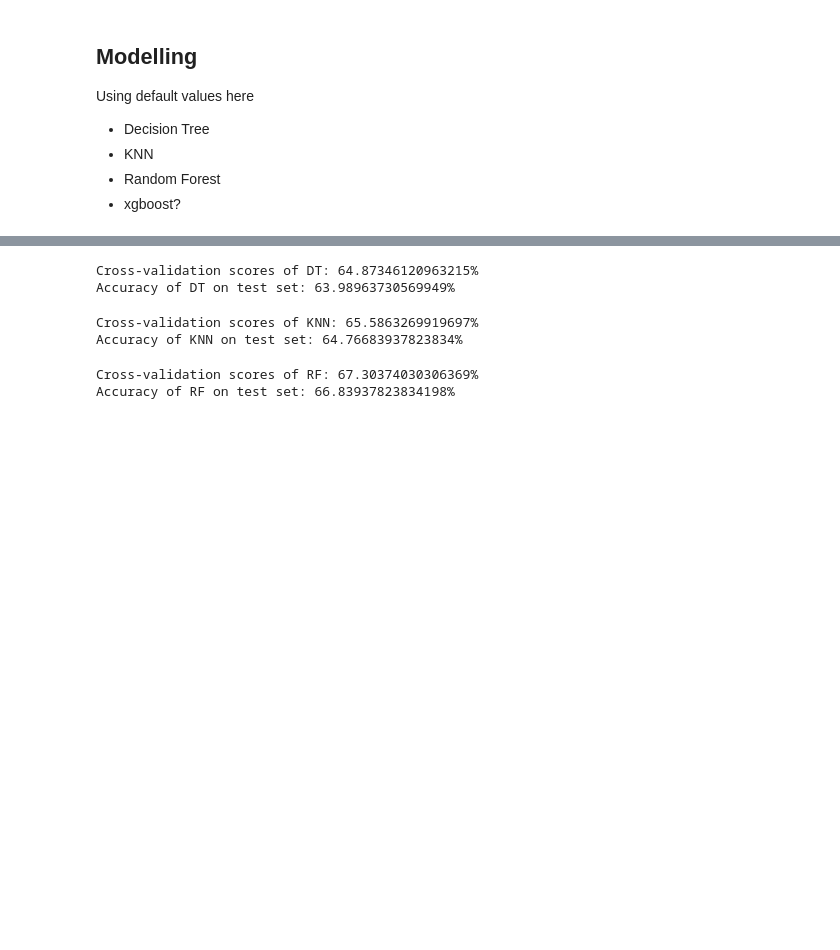
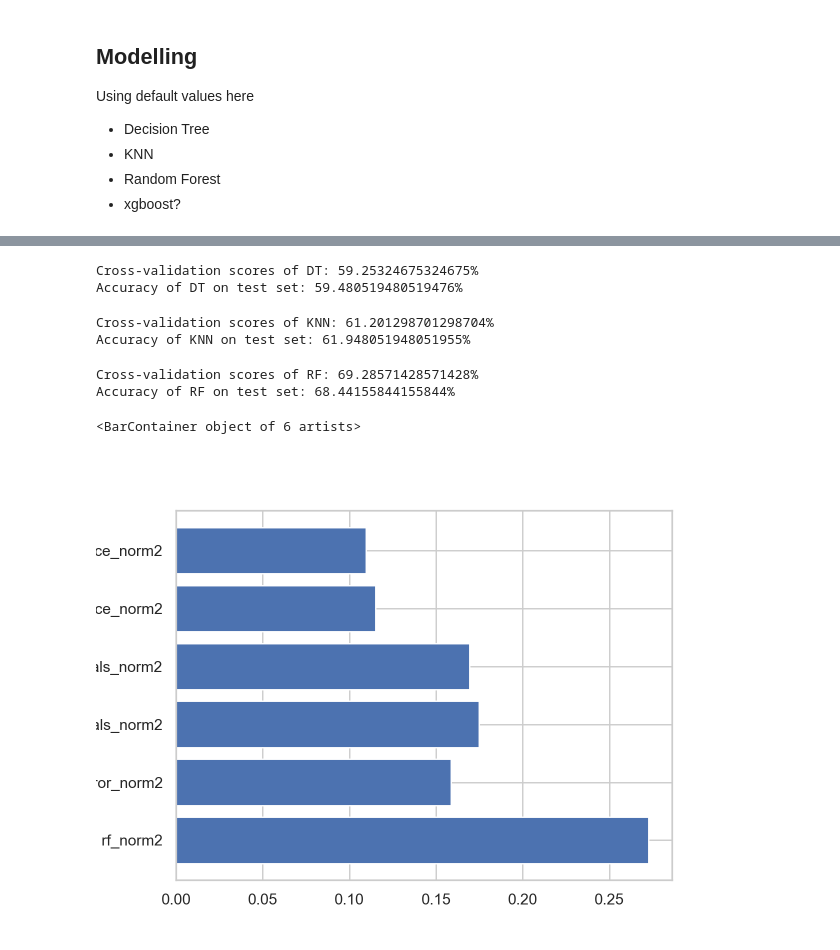
Before and after one commit to helensepman/ML_calibration_graph_linearity, a Jupyter notebook: 2_testing_features_workflow/altering_features_modelling_workflow_HS2.ipynb, the cells around one changed output, grey strips where cells are left out. Saved outputs shown, nothing was run; the diff lists cells and outputs as text; code cells hidden in the pictures; blank space fills up the shorter version.

```diff
--- a/2_testing_features_workflow/altering_features_modelling_workflow_HS2.ipynb
+++ b/2_testing_features_workflow/altering_features_modelling_workflow_HS2.ipynb
@@ -155,8 +216,9 @@ Using default values here
 # %%
 # Split dataset into features and target variable
 df_calibrations = df_cal
-X = df_calibrations[['log10_conc_norm2','log10_area_norm2','log10_RF_norm2']]
+X = df_calibrations[['rf_norm2', 'rf_error_norm2', 'residuals_norm2', 'abs_residuals_norm2', 'RF_min_difference_norm2', 'RF_max_difference_norm2']]
 y = df_calibrations[['note']]
+#'rf_norm2'
 # %%
 from sklearn.model_selection import train_test_split
 
@@ -188,12 +250,12 @@ print(f'Cross-validation scores of DT: {np.mean(cv_scores1)*100}%')
 DT_model.fit(X_train, y_train)
 
 # predict validation set
-X_test['DT_note_pred'] = DT_model.predict(X_test[['log10_conc_norm2','log10_area_norm2','log10_RF_norm2']])
+X_test['DT_note_pred'] = DT_model.predict(X_test[['log10_RF_norm2', 'RF_min_difference_norm2', 'RF_max_difference_norm2', 'logRF_min_difference_norm2', 'logRF_max_difference_norm2']])
 
-print(f"Accuracy of DT on test set: {DT_model.score(X_test[['log10_conc_norm2','log10_area_norm2','log10_RF_norm2']], y_test[['note']])*100}%")
+print(f"Accuracy of DT on test set: {DT_model.score(X_test[['log10_RF_norm2', 'RF_min_difference_norm2', 'RF_max_difference_norm2', 'logRF_min_difference_norm2', 'logRF_max_difference_norm2']], y_test[['note']])*100}%")
 # %% [output]
-Cross-validation scores of DT: 64.87346120963215%
-Accuracy of DT on test set: 63.98963730569949%
+Cross-validation scores of DT: 59.25324675324675%
+Accuracy of DT on test set: 59.480519480519476%
 # %%
 from sklearn.neighbors import KNeighborsClassifier
 from sklearn.model_selection import cross_val_score
@@ -209,12 +271,12 @@ print(f'Cross-validation scores of KNN: {np.mean(cv_scores2)*100}%')
 KNN_model.fit(X_train, y_train['note'])
 
 # predict validation set
-X_test['KNN_note_pred'] = KNN_model.predict(X_test[['log10_conc_norm2','log10_area_norm2','log10_RF_norm2']])
+X_test['KNN_note_pred'] = KNN_model.predict(X_test[['log10_RF_norm2', 'RF_min_difference_norm2', 'RF_max_difference_norm2', 'logRF_min_difference_norm2', 'logRF_max_difference_norm2']])
 
-print(f"Accuracy of KNN on test set: {KNN_model.score(X_test[['log10_conc_norm2','log10_area_norm2','log10_RF_norm2']], y_test[['note']])*100}%")
+print(f"Accuracy of KNN on test set: {KNN_model.score(X_test[['log10_RF_norm2', 'RF_min_difference_norm2', 'RF_max_difference_norm2', 'logRF_min_difference_norm2', 'logRF_max_difference_norm2']], y_test[['note']])*100}%")
 # %% [output]
-Cross-validation scores of KNN: 65.5863269919697%
-Accuracy of KNN on test set: 64.76683937823834%
+Cross-validation scores of KNN: 61.201298701298704%
+Accuracy of KNN on test set: 61.948051948051955%
 # %%
 from sklearn.ensemble import RandomForestClassifier
 from sklearn.model_selection import cross_val_score
@@ -230,9 +292,15 @@ print(f'Cross-validation scores of RF: {np.mean(cv_scores3)*100}%')
 RF_model.fit(X_train, y_train['note'])
 
 # predict validation set
-X_test['RF_note_pred'] = RF_model.predict(X_test[['log10_conc_norm2','log10_area_norm2','log10_RF_norm2']])
+X_test['RF_note_pred'] = RF_model.predict(X_test[['rf_norm2', 'rf_error_norm2', 'residuals_norm2', 'abs_residuals_norm2', 'RF_min_difference_norm2', 'RF_max_difference_norm2']])
 
-print(f"Accuracy of RF on test set: {RF_model.score(X_test[['log10_conc_norm2','log10_area_norm2','log10_RF_norm2']], y_test[['note']])*100}%")
+print(f"Accuracy of RF on test set: {RF_model.score(X_test[['rf_norm2', 'rf_error_norm2', 'residuals_norm2', 'abs_residuals_norm2', 'RF_min_difference_norm2', 'RF_max_difference_norm2']], y_test[['note']])*100}%")
 # %% [output]
-Cross-validation scores of RF: 67.30374030306369%
-Accuracy of RF on test set: 66.83937823834198%
+Cross-validation scores of RF: 69.28571428571428%
+Accuracy of RF on test set: 68.44155844155844%
+# %%
+feature_names = ['rf_norm2', 'rf_error_norm2', 'residuals_norm2', 'abs_residuals_norm2', 'RF_min_difference_norm2', 'RF_max_difference_norm2']
+plt.barh(feature_names, RF_model.feature_importances_)
+# %% [output]
+<BarContainer object of 6 artists>
+[figure, added]
```
Also changed, not shown: parts of 10 cells of this notebook.
